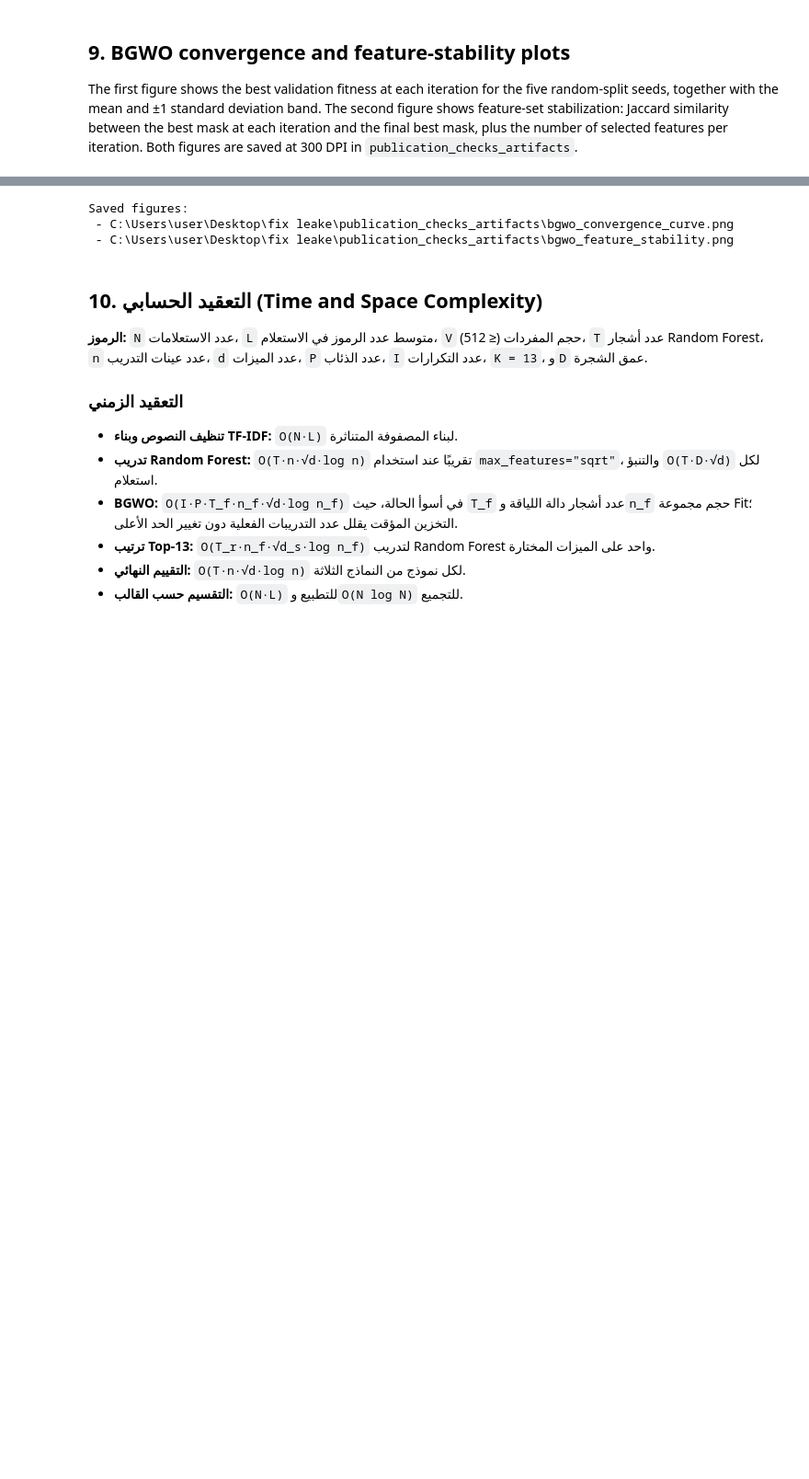
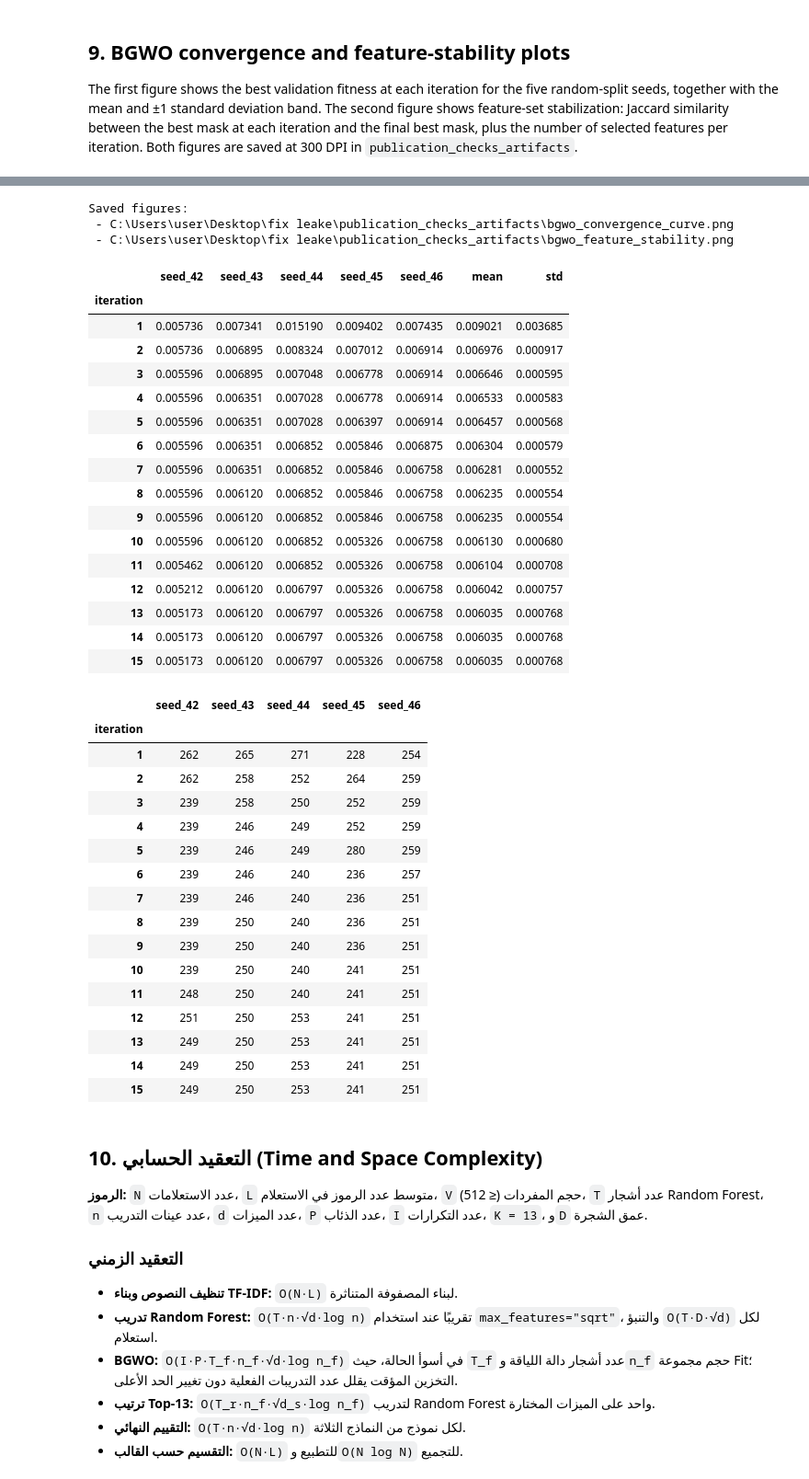
Before and after one commit to m-wasim-alwisi/rf_bgwo, a Jupyter notebook: RF_BGWO_Publication_Checks.ipynb, the cells around one changed output, grey strips where cells are left out. Shown at 92% size. Saved outputs shown, nothing was run; the diff lists cells and outputs as text; code cells hidden in the pictures; blank space fills up the shorter version.

```diff
--- a/RF_BGWO_Publication_Checks.ipynb
+++ b/RF_BGWO_Publication_Checks.ipynb
@@ -1029,33 +1057,95 @@ for seed in SEEDS:
 axes[0].set_xlabel("Iteration")
 axes[0].set_ylabel("Jaccard similarity to final mask")
 axes[0].set_title("Feature-set stability across iterations")
 axes[0].set_ylim(0.0, 1.05)
 axes[0].grid(alpha=0.3)
 axes[0].legend(fontsize=8)
 
 axes[1].set_xlabel("Iteration")
 axes[1].set_ylabel("Selected feature count")
 axes[1].set_title("Selected feature count per iteration")
 axes[1].grid(alpha=0.3)
 axes[1].legend(fontsize=8)
 
 fig.tight_layout()
 fig.savefig(
     ARTIFACT_DIR / "bgwo_feature_stability.png",
     dpi=300, bbox_inches="tight",
 )
 plt.show()
 plt.close(fig)
 
 print("Saved figures:")
 print(" -", (ARTIFACT_DIR / "bgwo_convergence_curve.png").resolve())
 print(" -", (ARTIFACT_DIR / "bgwo_feature_stability.png").resolve())
+# ---------------------------------------------------------------------------
+# Exact values behind the convergence plot, taken from seed_histories.
+# ---------------------------------------------------------------------------
+seed_cols = [f"seed_{seed}" for seed in SEEDS]
+convergence_table = pd.DataFrame(
+    {
+        f"seed_{seed}": seed_histories[seed]["best_fitness"].to_numpy()
+        for seed in SEEDS
+    },
+    index=pd.RangeIndex(1, BGWO_ITERATIONS + 1, name="iteration"),
+)
+convergence_table["mean"] = convergence_table[seed_cols].mean(axis=1)
+convergence_table["std"] = convergence_table[seed_cols].std(axis=1, ddof=1)
+convergence_table.to_csv(ARTIFACT_DIR / "bgwo_convergence_values.csv")
+display(convergence_table)
+
+# Exact number of selected features per iteration and seed.
+selected_counts_table = pd.DataFrame(
+    {
+        f"seed_{seed}": seed_histories[seed]["selected_features"].to_numpy()
+        for seed in SEEDS
+    },
+    index=pd.RangeIndex(1, BGWO_ITERATIONS + 1, name="iteration"),
+)
+selected_counts_table.to_csv(
+    ARTIFACT_DIR / "bgwo_selected_feature_counts.csv"
+)
+display(selected_counts_table)
 # %% [output]
 [figure]
 [figure]
 Saved figures:
  - C:\Users\user\Desktop\fix leake\publication_checks_artifacts\bgwo_convergence_curve.png
  - C:\Users\user\Desktop\fix leake\publication_checks_artifacts\bgwo_feature_stability.png
+|  | seed_42 | seed_43 | seed_44 | seed_45 | seed_46 | mean | std |
+| iteration |  |  |  |  |  |  |  |
+| 1 | 0.005736 | 0.007341 | 0.015190 | 0.009402 | 0.007435 | 0.009021 | 0.003685 |
+| 2 | 0.005736 | 0.006895 | 0.008324 | 0.007012 | 0.006914 | 0.006976 | 0.000917 |
+| 3 | 0.005596 | 0.006895 | 0.007048 | 0.006778 | 0.006914 | 0.006646 | 0.000595 |
+| 4 | 0.005596 | 0.006351 | 0.007028 | 0.006778 | 0.006914 | 0.006533 | 0.000583 |
+| 5 | 0.005596 | 0.006351 | 0.007028 | 0.006397 | 0.006914 | 0.006457 | 0.000568 |
+| 6 | 0.005596 | 0.006351 | 0.006852 | 0.005846 | 0.006875 | 0.006304 | 0.000579 |
+| 7 | 0.005596 | 0.006351 | 0.006852 | 0.005846 | 0.006758 | 0.006281 | 0.000552 |
+| 8 | 0.005596 | 0.006120 | 0.006852 | 0.005846 | 0.006758 | 0.006235 | 0.000554 |
+| 9 | 0.005596 | 0.006120 | 0.006852 | 0.005846 | 0.006758 | 0.006235 | 0.000554 |
+| 10 | 0.005596 | 0.006120 | 0.006852 | 0.005326 | 0.006758 | 0.006130 | 0.000680 |
+| 11 | 0.005462 | 0.006120 | 0.006852 | 0.005326 | 0.006758 | 0.006104 | 0.000708 |
+| 12 | 0.005212 | 0.006120 | 0.006797 | 0.005326 | 0.006758 | 0.006042 | 0.000757 |
+| 13 | 0.005173 | 0.006120 | 0.006797 | 0.005326 | 0.006758 | 0.006035 | 0.000768 |
+| 14 | 0.005173 | 0.006120 | 0.006797 | 0.005326 | 0.006758 | 0.006035 | 0.000768 |
+| 15 | 0.005173 | 0.006120 | 0.006797 | 0.005326 | 0.006758 | 0.006035 | 0.000768 |
+|  | seed_42 | seed_43 | seed_44 | seed_45 | seed_46 |
+| iteration |  |  |  |  |  |
+| 1 | 262 | 265 | 271 | 228 | 254 |
+| 2 | 262 | 258 | 252 | 264 | 259 |
+| 3 | 239 | 258 | 250 | 252 | 259 |
+| 4 | 239 | 246 | 249 | 252 | 259 |
+| 5 | 239 | 246 | 249 | 280 | 259 |
+| 6 | 239 | 246 | 240 | 236 | 257 |
+| 7 | 239 | 246 | 240 | 236 | 251 |
+| 8 | 239 | 250 | 240 | 236 | 251 |
+| 9 | 239 | 250 | 240 | 236 | 251 |
+| 10 | 239 | 250 | 240 | 241 | 251 |
+| 11 | 248 | 250 | 240 | 241 | 251 |
+| 12 | 251 | 250 | 253 | 241 | 251 |
+| 13 | 249 | 250 | 253 | 241 | 251 |
+| 14 | 249 | 250 | 253 | 241 | 251 |
+| 15 | 249 | 250 | 253 | 241 | 251 |
 # %% [markdown]
 ## 10. التعقيد الحسابي (Time and Space Complexity)
 
```
Also changed, not shown: parts of 3 cells of this notebook, 7 other files.
